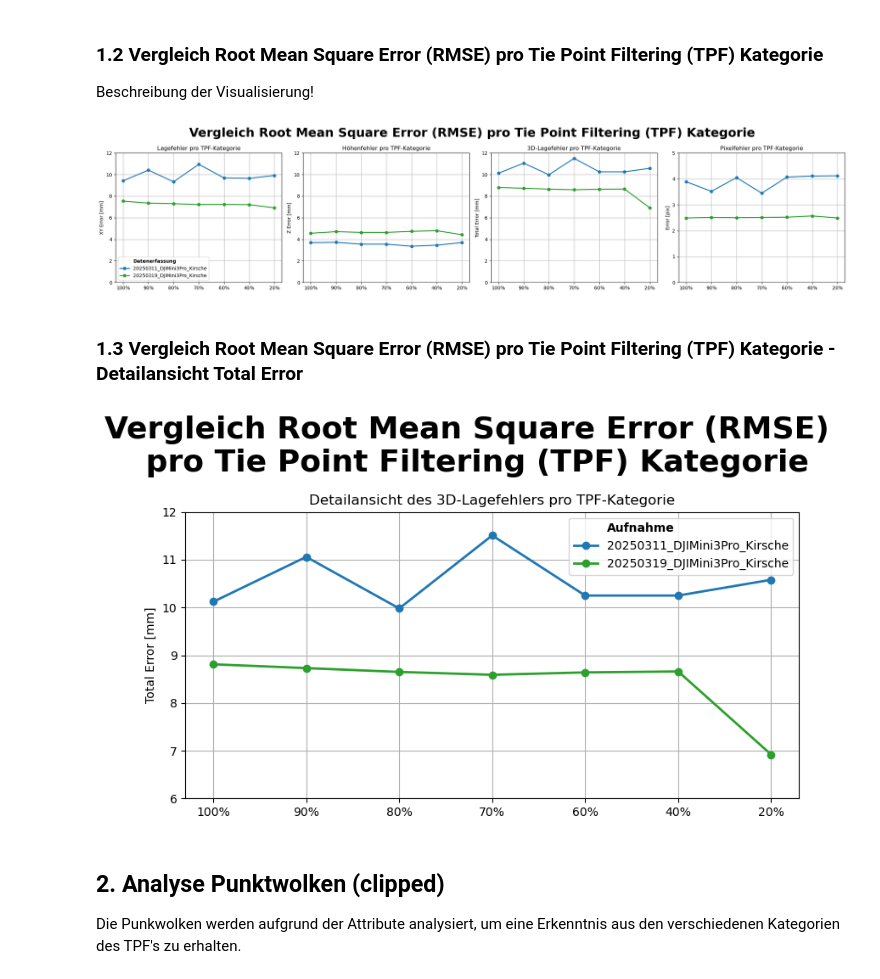
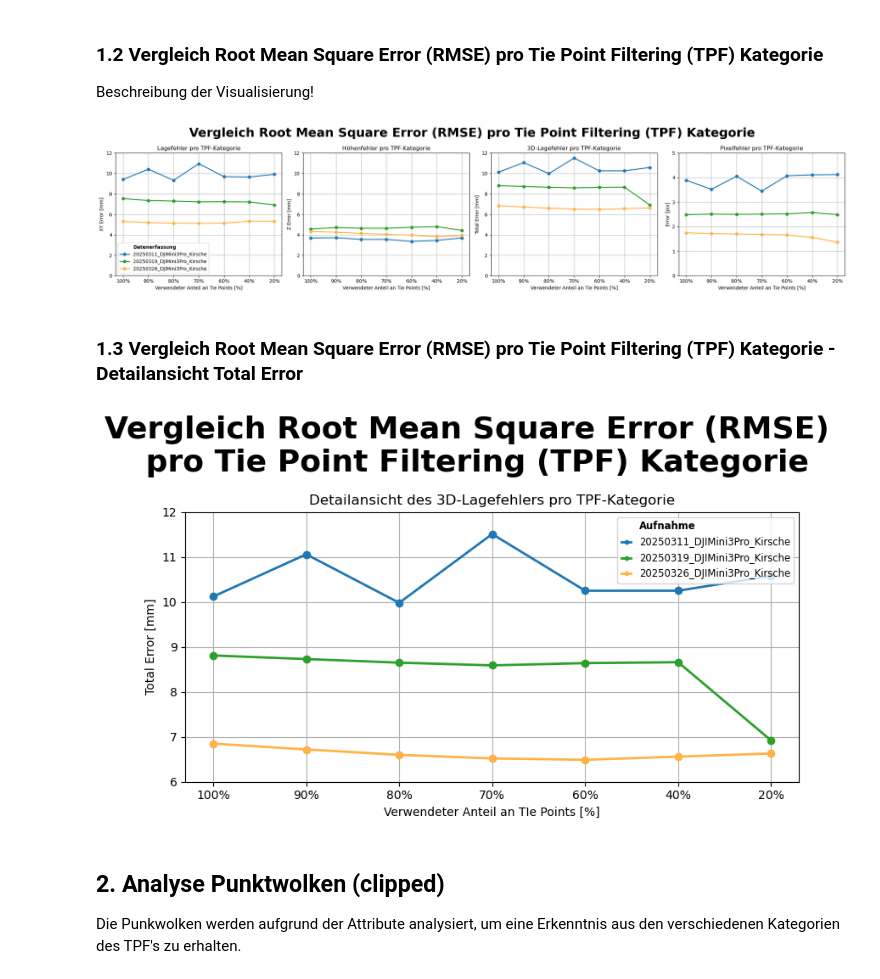
Before and after one commit to naamp/BTh11_Trieblaengenwachstum, a Jupyter notebook: 03_TPF_Statistics/03_TPF_Statistics.ipynb, the cells around one changed output. Saved outputs shown, nothing was run; the diff lists cells and outputs as text; code cells hidden in the pictures.

Commit message:
20250402_1_namp
Export new Visualization

```diff
--- a/03_TPF_Statistics/03_TPF_Statistics.ipynb
+++ b/03_TPF_Statistics/03_TPF_Statistics.ipynb
@@ -94,7 +100,7 @@ attributes = [
 aufnahme_colors = {
     "20250311_DJIMini3Pro_Kirsche": "#1f77b4",        # Blau
     "20250319_DJIMini3Pro_Kirsche": "#2ca02c",        # Grün
-    # Platzhalter für weitere IDs
+    "20250326_DJIMini3Pro_Kirsche": "#FFB347",        # Orange
 }
 
 # Subplots
@@ -137,7 +143,7 @@ legend.get_texts()[0].set_fontsize("medium")
 plt.tight_layout()
 plt.show()
 # %% [output]
-[figure, old version]
+[figure, new version]
 # %% [markdown]
 ### 1.3 Vergleich Root Mean Square Error (RMSE) pro Tie Point Filtering (TPF) Kategorie - Detailansicht Total Error
 # %%
@@ -150,36 +156,36 @@ for aufnahme_id, group in combined_df.groupby("Aufnahme_ID"):
         group_sorted["TPF"],
         group_sorted["Total_Error_mm"],
         label=aufnahme_id,
         marker="o",
         linewidth=2,
         color=aufnahme_colors.get(aufnahme_id, "grey")
     )
 
 ax.set_title("Detailansicht des 3D-Lagefehlers pro TPF-Kategorie")
 ax.set_ylabel("Total Error [mm]")
 ax.set_xlabel("Verwendeter Anteil an TIe Points [%]")
 ax.set_ylim(6, 12)
 ax.grid(True)
 
 # Gemeinsamer Titel für alle Plots
 fig.suptitle(
     "Vergleich Root Mean Square Error (RMSE) \n pro Tie Point Filtering (TPF) Kategorie",
     fontsize=26,
     fontweight="bold"
 )
 
 # Legende unten links mit Titel als Dummy-Zeile (Workaround)
 handles, labels = ax.get_legend_handles_labels()
 handles = [plt.Line2D([], [], color='none')] + handles
 labels = ["Aufnahme"] + labels
-legend = ax.legend(handles, labels, loc="upper right", frameon=True)
+legend = ax.legend(handles, labels, loc="upper right",fontsize = "small", frameon=True, handlelength=1.0, markerscale=0.5)
 legend.get_texts()[0].set_weight("bold")
-legend.get_texts()[0].set_fontsize("medium")
+legend.get_texts()[0].set_fontsize("small")
 
 plt.tight_layout()
 plt.show()
 # %% [output]
-[figure, old version]
+[figure, new version]
 # %% [markdown]
 ## 2. Analyse Punktwolken (clipped)
 Die Punkwolken werden aufgrund der Attribute analysiert, um eine Erkenntnis aus den verschiedenen Kategorien des TPF's zu erhalten.
```
Also changed, not shown: parts of 2 cells of this notebook, 12 other files.
